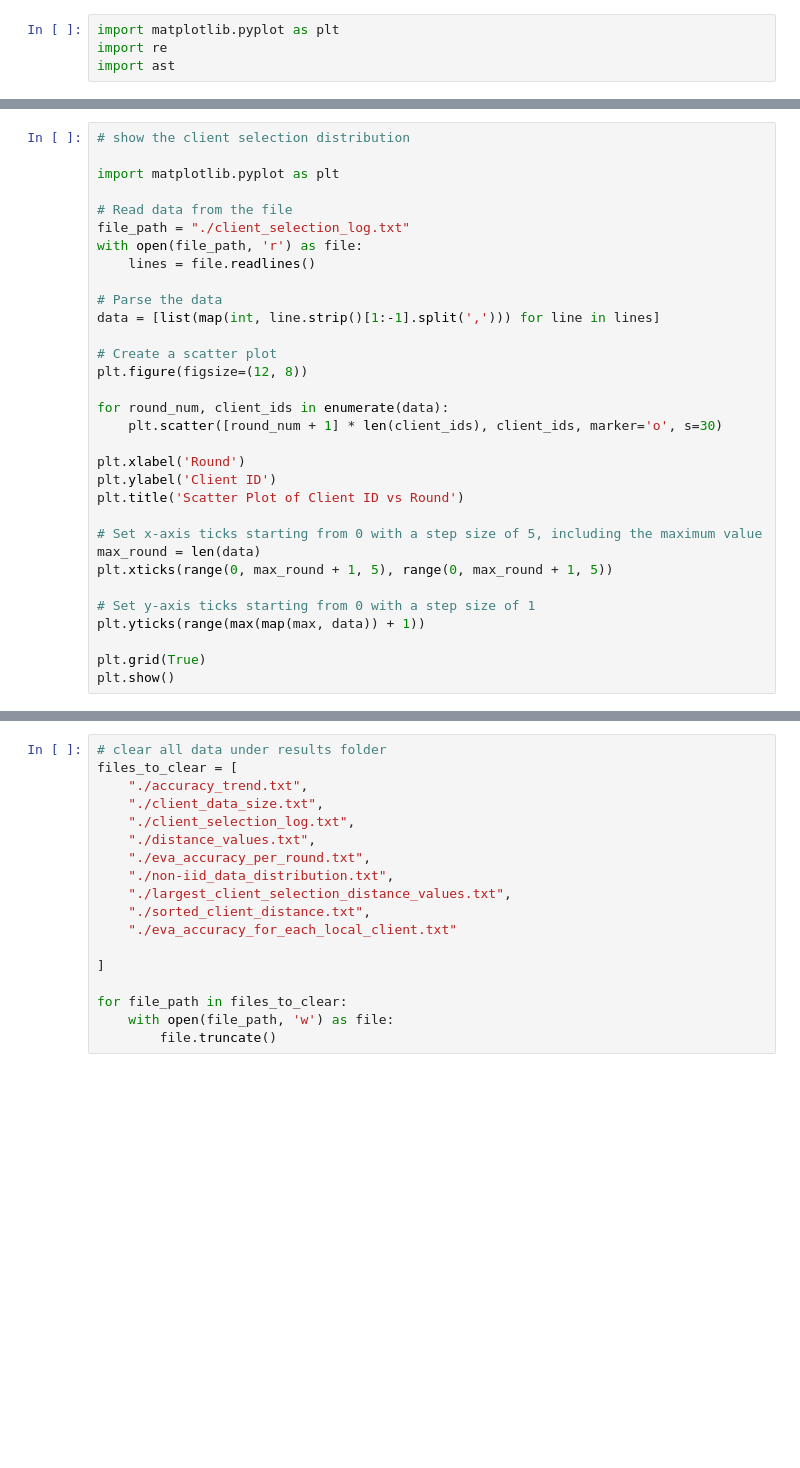
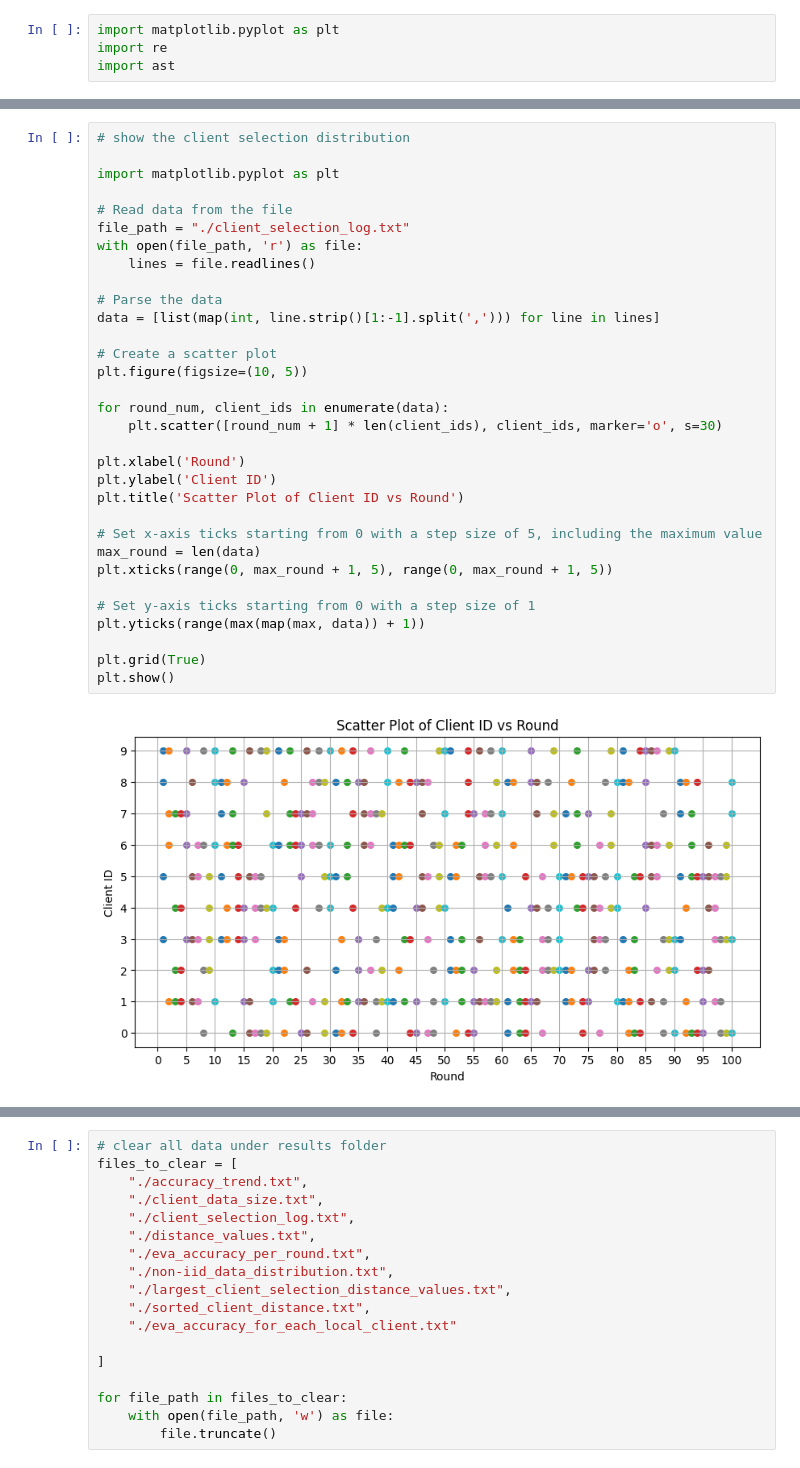
Before and after one commit to shou123/FLsim, a Jupyter notebook: results/plot.ipynb, the cells around one changed output, grey strips where cells are left out. Cells and saved outputs as stored; diff of their text form; blank space fills up the shorter version.

```diff
--- a/results/plot.ipynb
+++ b/results/plot.ipynb
@@ -206,31 +216,33 @@ plt.show()
 # show the client selection distribution
 
 import matplotlib.pyplot as plt
 
 # Read data from the file
 file_path = "./client_selection_log.txt"
 with open(file_path, 'r') as file:
     lines = file.readlines()
 
 # Parse the data
 data = [list(map(int, line.strip()[1:-1].split(','))) for line in lines]
 
 # Create a scatter plot
-plt.figure(figsize=(12, 8))
+plt.figure(figsize=(10, 5))
 
 for round_num, client_ids in enumerate(data):
     plt.scatter([round_num + 1] * len(client_ids), client_ids, marker='o', s=30)
 
 plt.xlabel('Round')
 plt.ylabel('Client ID')
 plt.title('Scatter Plot of Client ID vs Round')
 
 # Set x-axis ticks starting from 0 with a step size of 5, including the maximum value
 max_round = len(data)
 plt.xticks(range(0, max_round + 1, 5), range(0, max_round + 1, 5))
 
 # Set y-axis ticks starting from 0 with a step size of 1
 plt.yticks(range(max(map(max, data)) + 1))
 
 plt.grid(True)
 plt.show()
+# %% [output]
+[figure, added]
```
Also changed, not shown: parts of 12 cells of this notebook.
